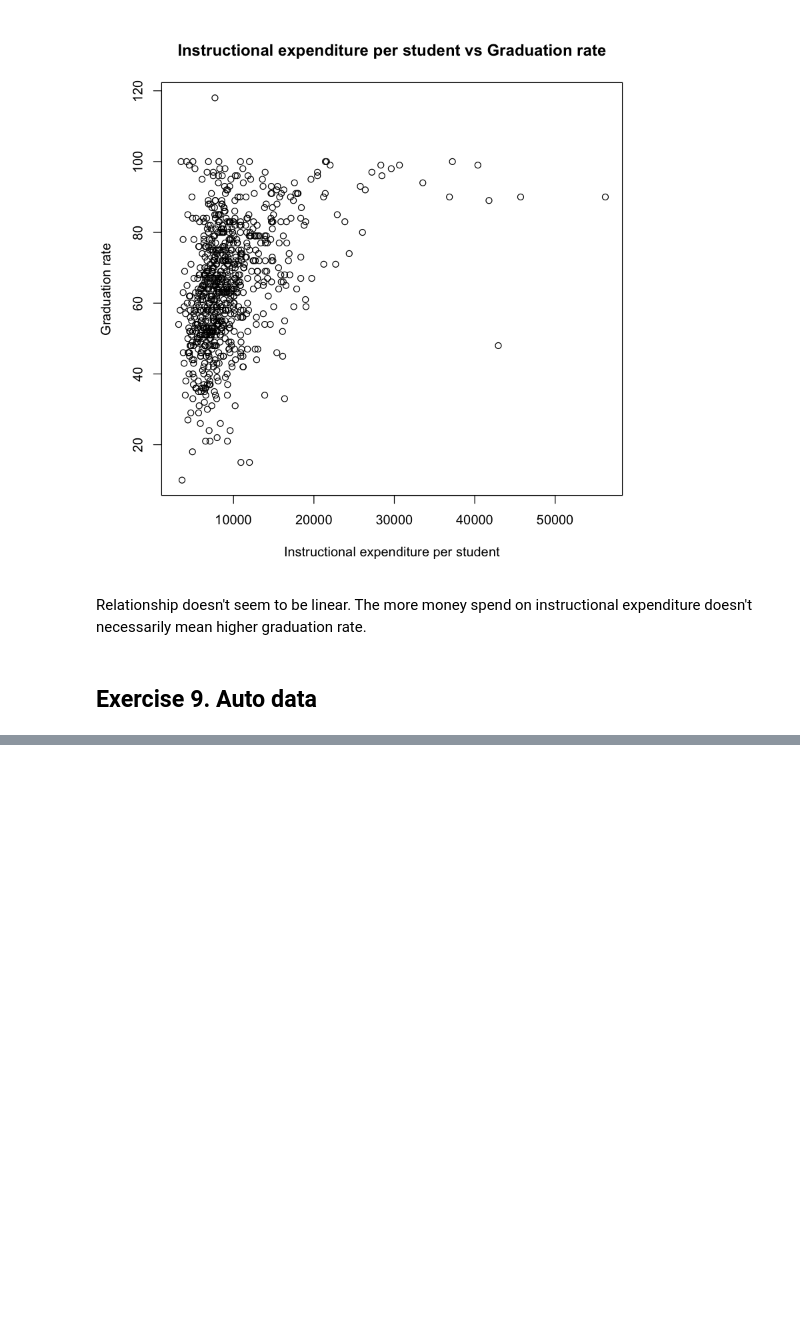
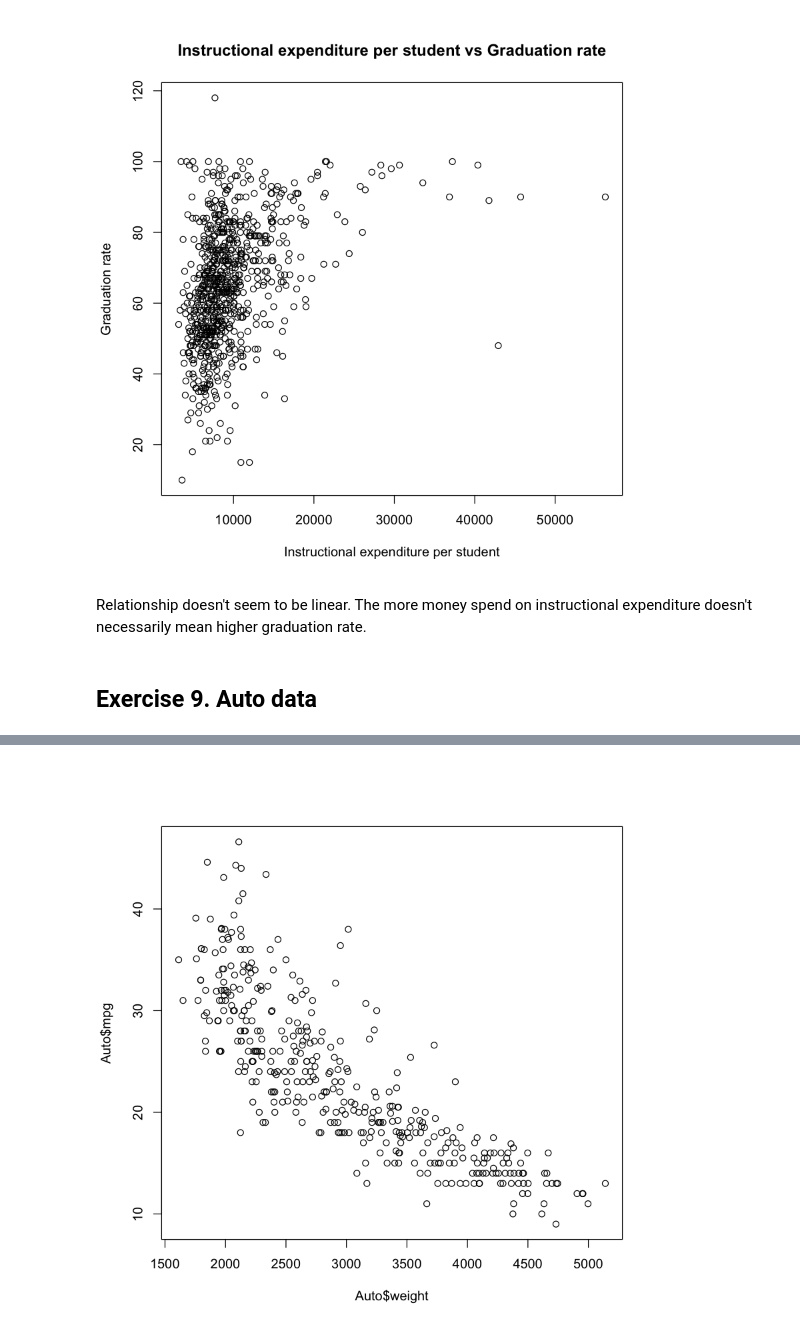
Before and after one commit to miwojc/ISL-ch2, a Jupyter notebook: ch2-ex-app.ipynb, the cells around one changed output, grey strips where cells are left out. Cells and saved outputs as stored; diff of their text form; code cells hidden in the pictures; blank space fills up the shorter version.

```diff
--- a/ch2-ex-app.ipynb
+++ b/ch2-ex-app.ipynb
@@ -207,0 +391,4 @@ Auto = read.table("~/Documents/GitHub/ISL-ch2/Auto.data")
+# %%
+plot(Auto$weight, Auto$mpg)
+# %% [output]
+[figure, added]
```
Also changed, not shown: parts of 50 cells of this notebook.
